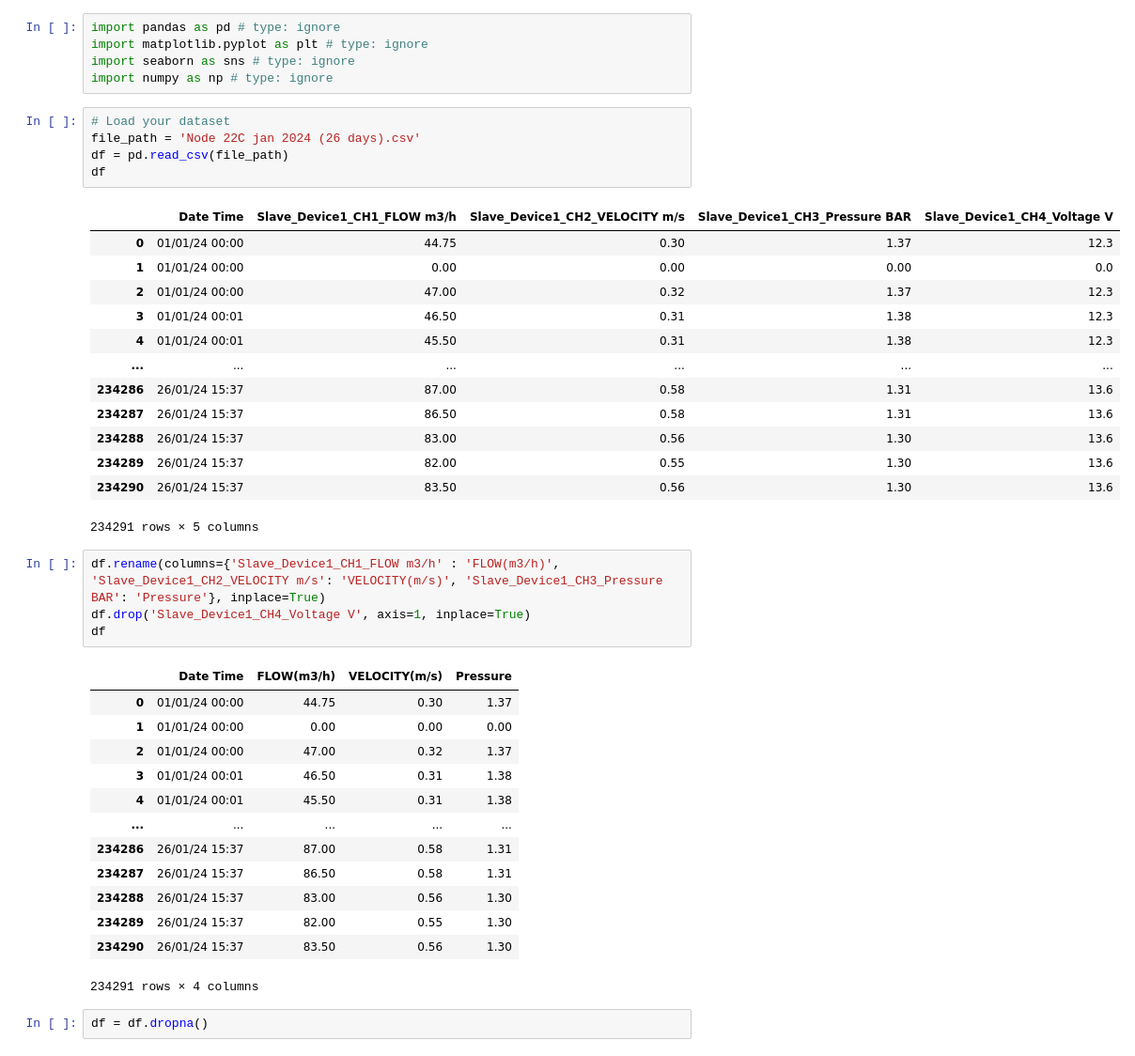
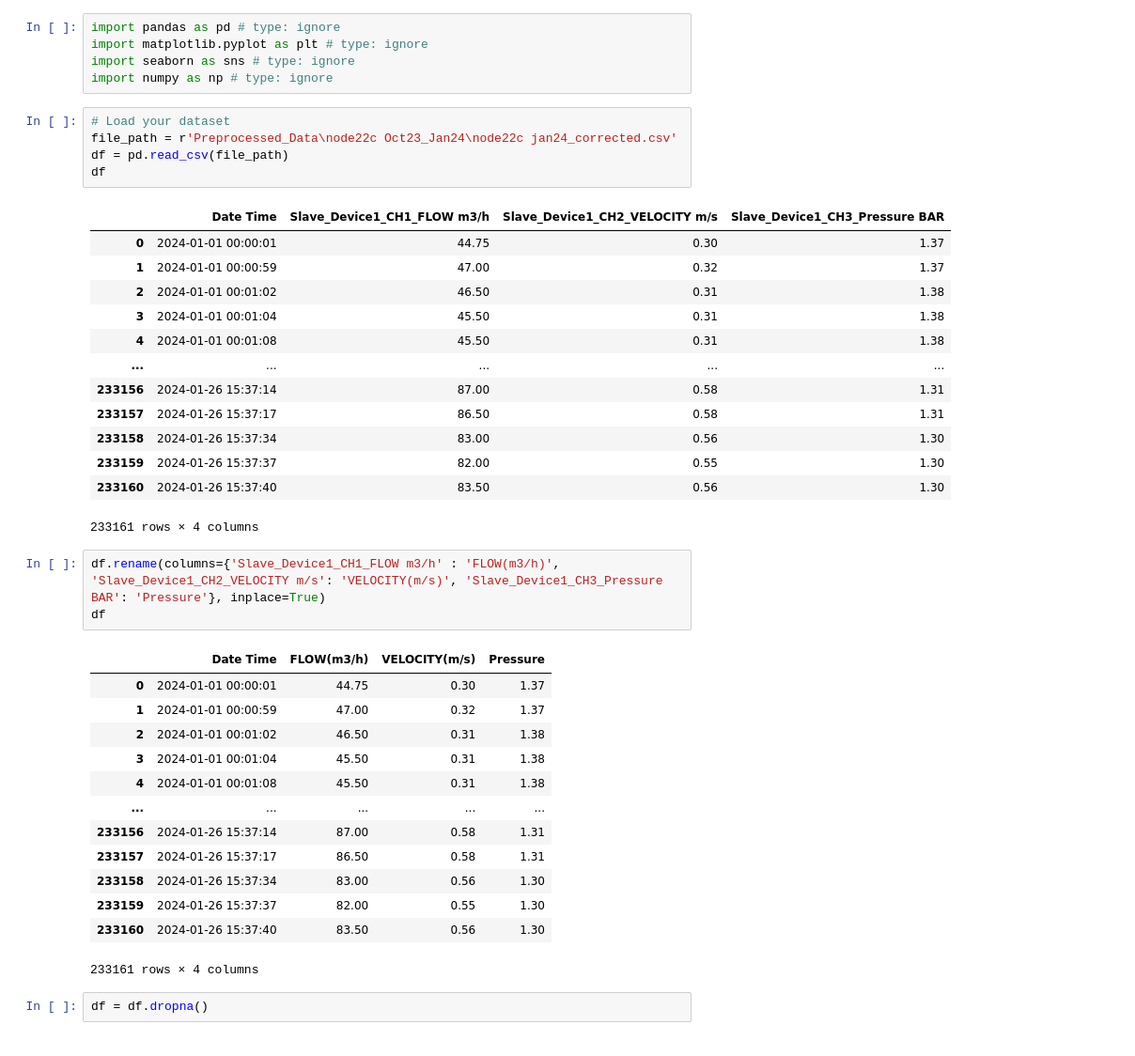
Before and after one commit to yogeshsingh-11/Pipe-Burst-Prediction-using-ML, a Jupyter notebook: Preprocessing.ipynb, the cells around one changed output. Shown at 94% size. Saved outputs shown, nothing was run; the diff lists cells and outputs as text.

```diff
--- a/Preprocessing.ipynb
+++ b/Preprocessing.ipynb
@@ -5,41 +5,40 @@ import seaborn as sns # type: ignore
 import numpy as np # type: ignore
 # %%
 # Load your dataset
-file_path = 'Node 22C jan 2024 (26 days).csv'
+file_path = r'Preprocessed_Data\node22c Oct23_Jan24\node22c jan24_corrected.csv'
 df = pd.read_csv(file_path)
 df
 # %% [output]
-|  | Date Time | Slave_Device1_CH1_FLOW m3/h | Slave_Device1_CH2_VELOCITY m/s | Slave_Device1_CH3_Pressure BAR | Slave_Device1_CH4_Voltage V |
-| 0 | 01/01/24 00:00 | 44.75 | 0.30 | 1.37 | 12.3 |
-| 1 | 01/01/24 00:00 | 0.00 | 0.00 | 0.00 | 0.0 |
-| 2 | 01/01/24 00:00 | 47.00 | 0.32 | 1.37 | 12.3 |
-| 3 | 01/01/24 00:01 | 46.50 | 0.31 | 1.38 | 12.3 |
-| 4 | 01/01/24 00:01 | 45.50 | 0.31 | 1.38 | 12.3 |
-| ... | ... | ... | ... | ... | ... |
-| 234286 | 26/01/24 15:37 | 87.00 | 0.58 | 1.31 | 13.6 |
-| 234287 | 26/01/24 15:37 | 86.50 | 0.58 | 1.31 | 13.6 |
-| 234288 | 26/01/24 15:37 | 83.00 | 0.56 | 1.30 | 13.6 |
-| 234289 | 26/01/24 15:37 | 82.00 | 0.55 | 1.30 | 13.6 |
-| 234290 | 26/01/24 15:37 | 83.50 | 0.56 | 1.30 | 13.6 |
+|  | Date Time | Slave_Device1_CH1_FLOW m3/h | Slave_Device1_CH2_VELOCITY m/s | Slave_Device1_CH3_Pressure BAR |
+| 0 | 2024-01-01 00:00:01 | 44.75 | 0.30 | 1.37 |
+| 1 | 2024-01-01 00:00:59 | 47.00 | 0.32 | 1.37 |
+| 2 | 2024-01-01 00:01:02 | 46.50 | 0.31 | 1.38 |
+| 3 | 2024-01-01 00:01:04 | 45.50 | 0.31 | 1.38 |
+| 4 | 2024-01-01 00:01:08 | 45.50 | 0.31 | 1.38 |
+| ... | ... | ... | ... | ... |
+| 233156 | 2024-01-26 15:37:14 | 87.00 | 0.58 | 1.31 |
+| 233157 | 2024-01-26 15:37:17 | 86.50 | 0.58 | 1.31 |
+| 233158 | 2024-01-26 15:37:34 | 83.00 | 0.56 | 1.30 |
+| 233159 | 2024-01-26 15:37:37 | 82.00 | 0.55 | 1.30 |
+| 233160 | 2024-01-26 15:37:40 | 83.50 | 0.56 | 1.30 |
-234291 rows × 5 columns
+233161 rows × 4 columns
 # %%
 df.rename(columns={'Slave_Device1_CH1_FLOW m3/h' : 'FLOW(m3/h)', 'Slave_Device1_CH2_VELOCITY m/s': 'VELOCITY(m/s)', 'Slave_Device1_CH3_Pressure BAR': 'Pressure'}, inplace=True)
-df.drop('Slave_Device1_CH4_Voltage V', axis=1, inplace=True)
 df
 # %% [output]
 |  | Date Time | FLOW(m3/h) | VELOCITY(m/s) | Pressure |
-| 0 | 01/01/24 00:00 | 44.75 | 0.30 | 1.37 |
-| 1 | 01/01/24 00:00 | 0.00 | 0.00 | 0.00 |
-| 2 | 01/01/24 00:00 | 47.00 | 0.32 | 1.37 |
-| 3 | 01/01/24 00:01 | 46.50 | 0.31 | 1.38 |
-| 4 | 01/01/24 00:01 | 45.50 | 0.31 | 1.38 |
+| 0 | 2024-01-01 00:00:01 | 44.75 | 0.30 | 1.37 |
+| 1 | 2024-01-01 00:00:59 | 47.00 | 0.32 | 1.37 |
+| 2 | 2024-01-01 00:01:02 | 46.50 | 0.31 | 1.38 |
+| 3 | 2024-01-01 00:01:04 | 45.50 | 0.31 | 1.38 |
+| 4 | 2024-01-01 00:01:08 | 45.50 | 0.31 | 1.38 |
 | ... | ... | ... | ... | ... |
-| 234286 | 26/01/24 15:37 | 87.00 | 0.58 | 1.31 |
-| 234287 | 26/01/24 15:37 | 86.50 | 0.58 | 1.31 |
-| 234288 | 26/01/24 15:37 | 83.00 | 0.56 | 1.30 |
-| 234289 | 26/01/24 15:37 | 82.00 | 0.55 | 1.30 |
-| 234290 | 26/01/24 15:37 | 83.50 | 0.56 | 1.30 |
+| 233156 | 2024-01-26 15:37:14 | 87.00 | 0.58 | 1.31 |
+| 233157 | 2024-01-26 15:37:17 | 86.50 | 0.58 | 1.31 |
+| 233158 | 2024-01-26 15:37:34 | 83.00 | 0.56 | 1.30 |
+| 233159 | 2024-01-26 15:37:37 | 82.00 | 0.55 | 1.30 |
+| 233160 | 2024-01-26 15:37:40 | 83.50 | 0.56 | 1.30 |
-234291 rows × 4 columns
+233161 rows × 4 columns
 # %%
 df = df.dropna()
 # %%
```
Also changed, not shown: parts of 8 cells of this notebook, 2 other files.
